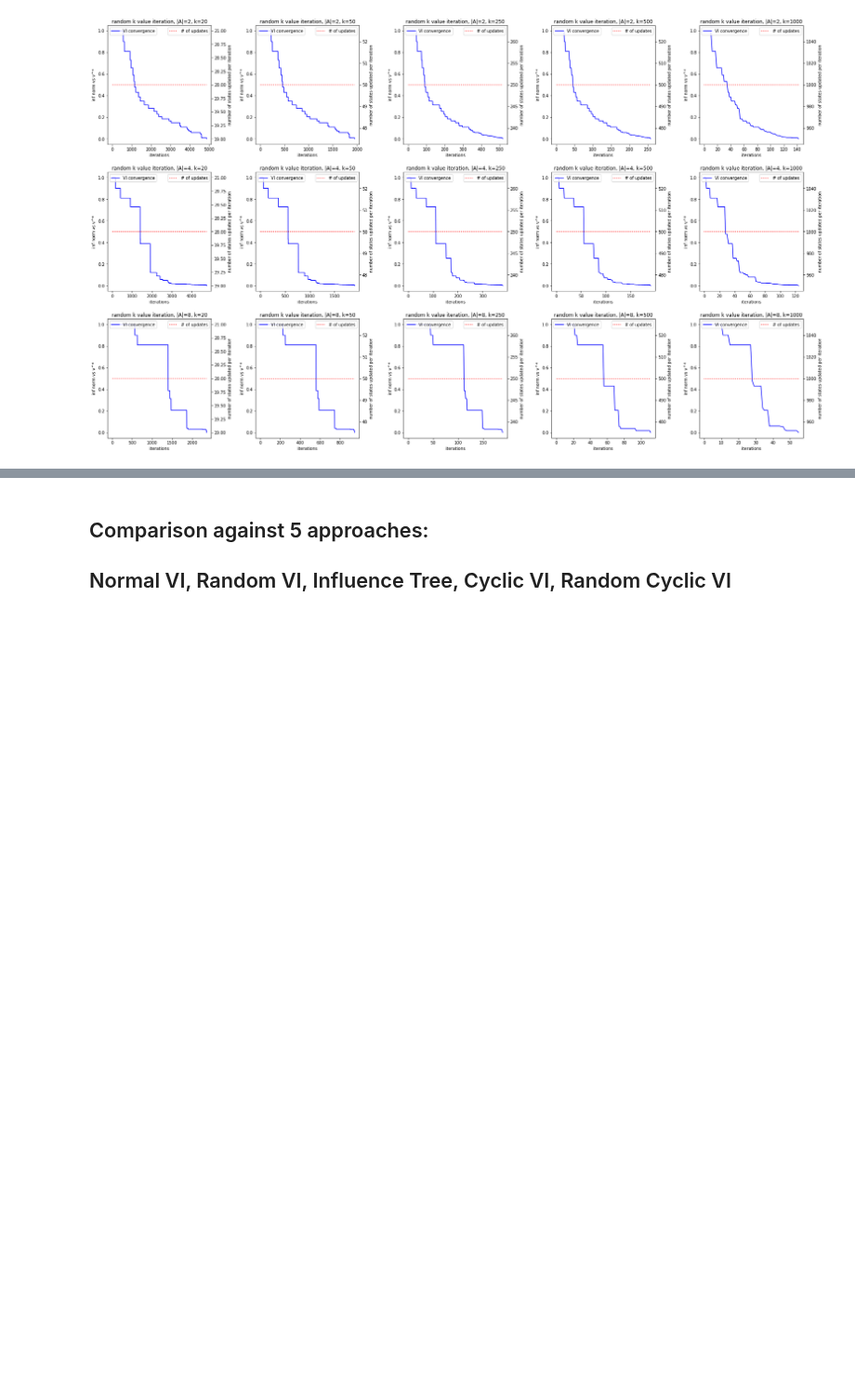
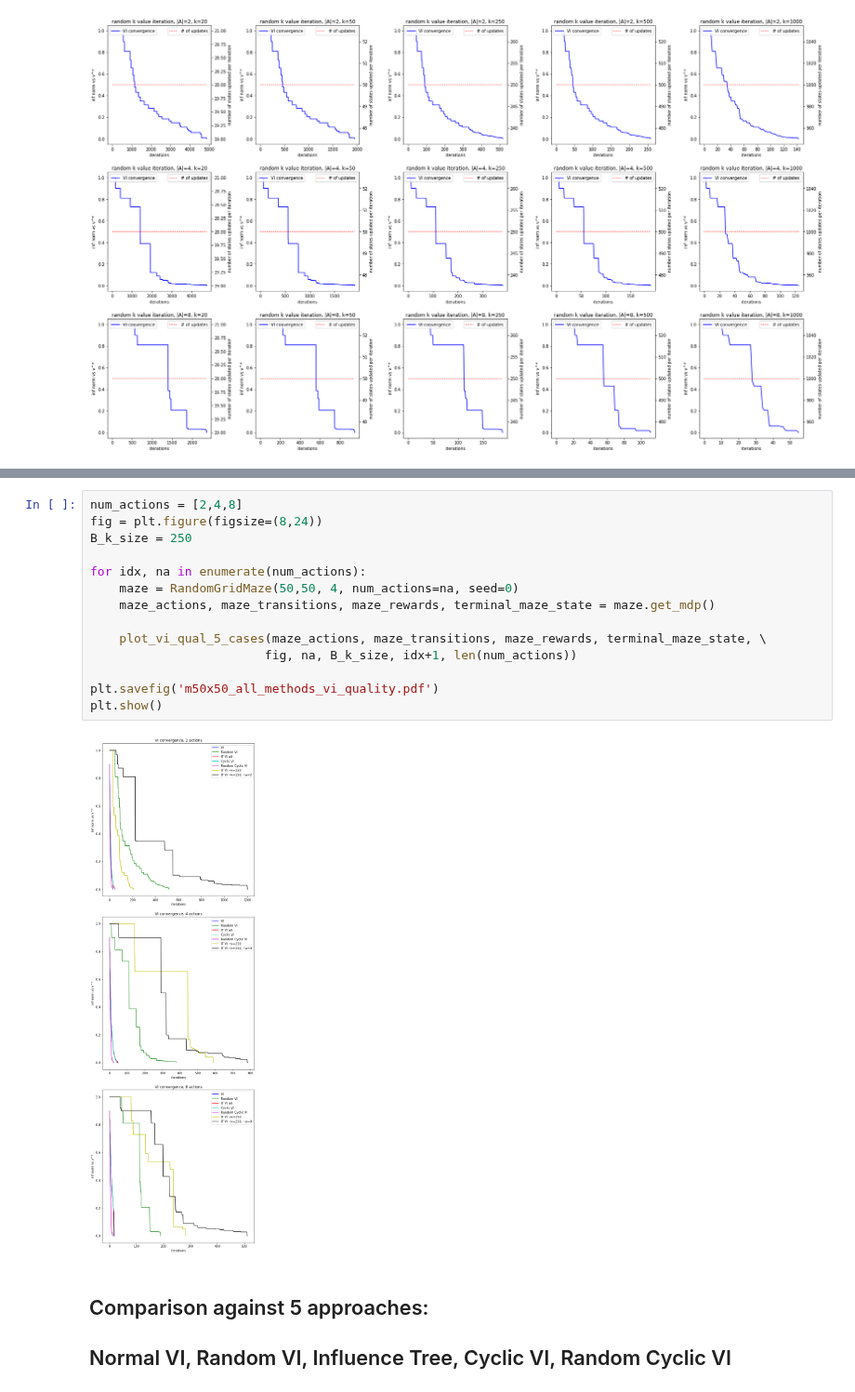
Before and after one commit to sven-lerner/cme_307_project, a Jupyter notebook: vi.ipynb, the cells around one changed output, grey strips where cells are left out. Shown at 93% size. Cells and saved outputs as stored; diff of their text form; blank space fills up the shorter version.

Commit message:
added vi quality comparison plots

```diff
--- a/vi.ipynb
+++ b/vi.ipynb
@@ -195,3 +262,19 @@ plt.show()
+# %%
+num_actions = [2,4,8]
+fig = plt.figure(figsize=(8,24))
+B_k_size = 250
+
+for idx, na in enumerate(num_actions):
+    maze = RandomGridMaze(50,50, 4, num_actions=na, seed=0)
+    maze_actions, maze_transitions, maze_rewards, terminal_maze_state = maze.get_mdp()
+
+    plot_vi_qual_5_cases(maze_actions, maze_transitions, maze_rewards, terminal_maze_state, \
+                        fig, na, B_k_size, idx+1, len(num_actions))
+
+plt.savefig('m50x50_all_methods_vi_quality.pdf')
+plt.show()
+# %% [output]
+[figure, added]
 # %% [markdown]
 ## Comparison against 5 approaches:
 ## Normal VI, Random VI, Influence Tree, Cyclic VI, Random Cyclic VI
```
Also changed, not shown: parts of 2 cells of this notebook.
